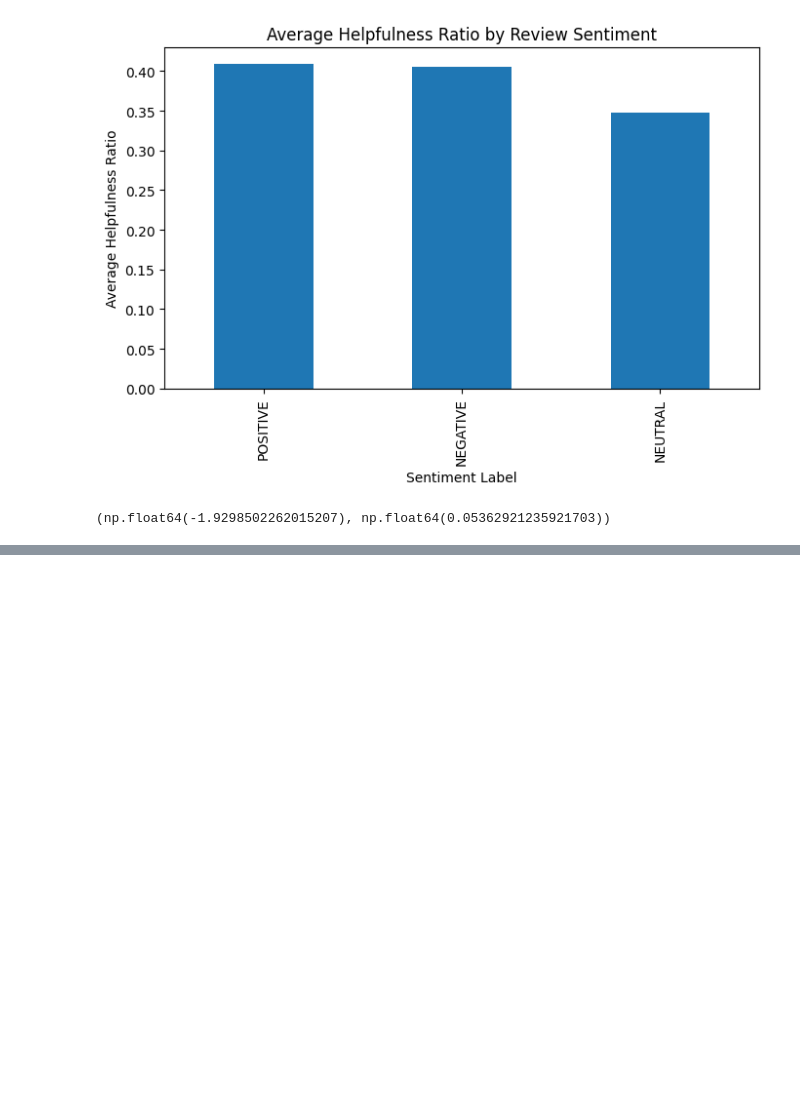
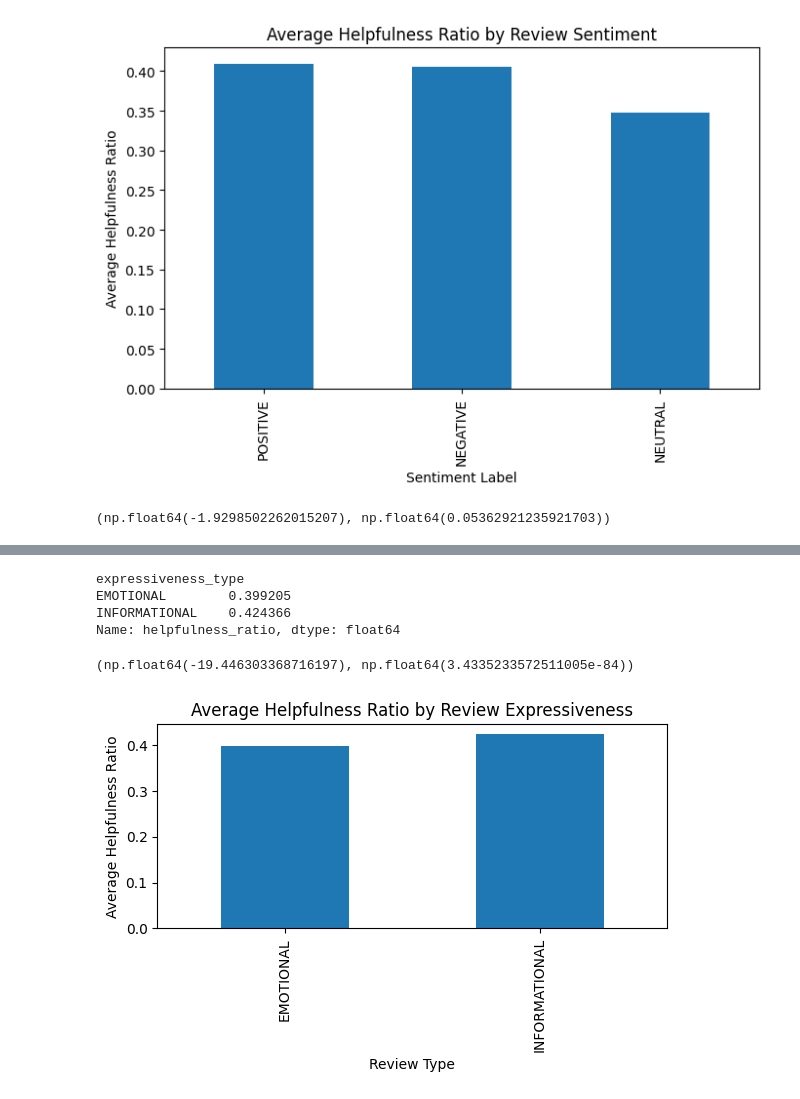
Before and after one commit to MirfayzIrgashevv/SOSC314_CourseProject, a Jupyter notebook: code/CourseProjectReviews.ipynb, the cells around one changed output, grey strips where cells are left out. Cells and saved outputs as stored; diff of their text form; code cells hidden in the pictures; blank space fills up the shorter version.

```diff
--- a/code/CourseProjectReviews.ipynb
+++ b/code/CourseProjectReviews.ipynb
@@ -292,7 +292,6 @@ df
 # Stop word initialization
 
 stop_words = set(stopwords.words("english"))
-stop_words.update(["and", "a"])
 # %%
 # Initializing the Porter Stemmer
 
@@ -450,3 +449,10 @@ t_stat, p_value = ttest_ind(
 t_stat, p_value
 # %% [output]
 (np.float64(-1.9298502262015207), np.float64(0.05362921235921703))
+# %%
+# Adding subjectivity scores to the dataset
+
+df["subjectivity"] = df["Text"].astype(str).apply(
+    lambda x: TextBlob(x).sentiment.subjectivity
+)
+df
@@ -452,0 +474,7 @@ t_stat, p_value
+# %%
+# Classifying reviews as EMOTIONAL or INFORMATIONAL based on subjectivity scores
+
+df["expressiveness_type"] = df["subjectivity"].apply(
+    lambda x: "EMOTIONAL" if x >= 0.5 else "INFORMATIONAL"
+)
+df
@@ -452,0 +496,41 @@ t_stat, p_value
+# %%
+# Average helpfulness ratio by expressiveness type
+
+expressiveness_helpfulness = (
+    df.groupby("expressiveness_type")["helpfulness_ratio"]
+    .mean()
+)
+
+expressiveness_helpfulness
+# %% [output]
+expressiveness_type
+EMOTIONAL        0.399205
+INFORMATIONAL    0.424366
+Name: helpfulness_ratio, dtype: float64
+# %%
+# Performing t-test to compare helpfulness ratios between EMOTIONAL and INFORMATIONAL reviews
+
+from scipy.stats import ttest_ind
+
+emotional = df[df["expressiveness_type"] == "EMOTIONAL"]["helpfulness_ratio"]
+informational = df[df["expressiveness_type"] == "INFORMATIONAL"]["helpfulness_ratio"]
+
+t_stat, p_value = ttest_ind(emotional, informational, equal_var=False)
+t_stat, p_value
+# %% [output]
+(np.float64(-19.446303368716197), np.float64(3.4335233572511005e-84))
+# %%
+# Visualizing average helpfulness ratio by expressiveness type
+
+expressiveness_helpfulness.plot(
+    kind="bar",
+    figsize=(6,4),
+    title="Average Helpfulness Ratio by Review Expressiveness",
+    ylabel="Average Helpfulness Ratio",
+    xlabel="Review Type"
+)
+
+plt.tight_layout()
+plt.show()
+# %% [output]
+[figure, added]
```
Also changed, not shown: parts of 7 cells of this notebook.
